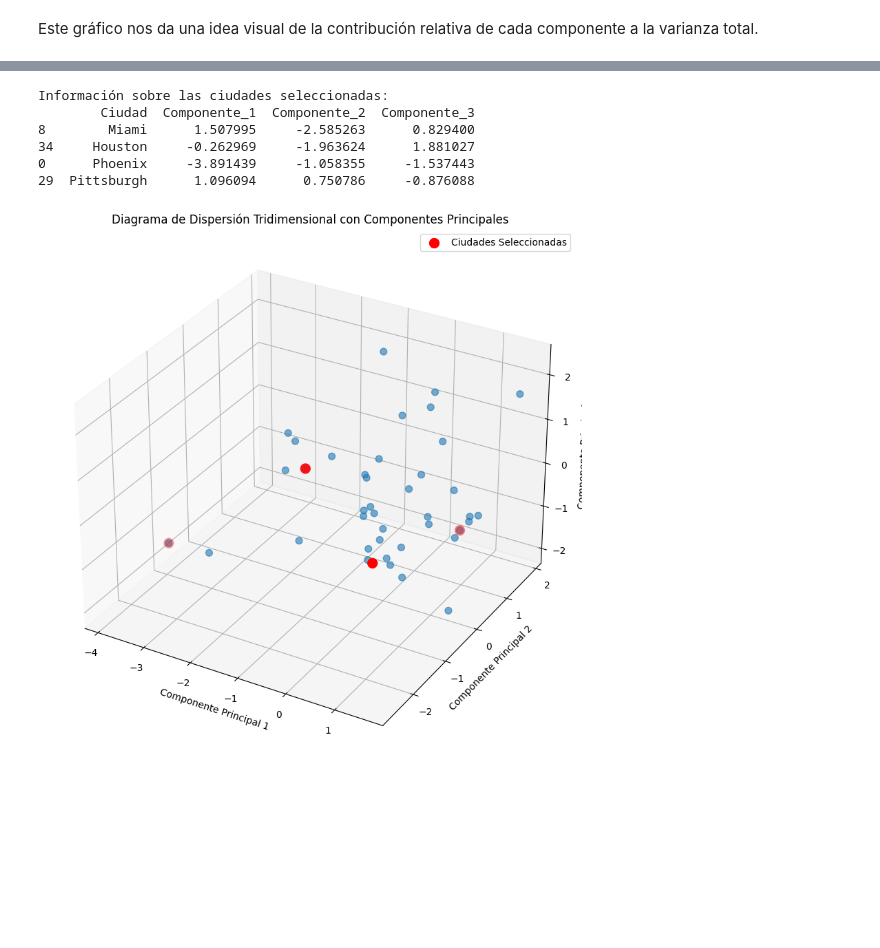
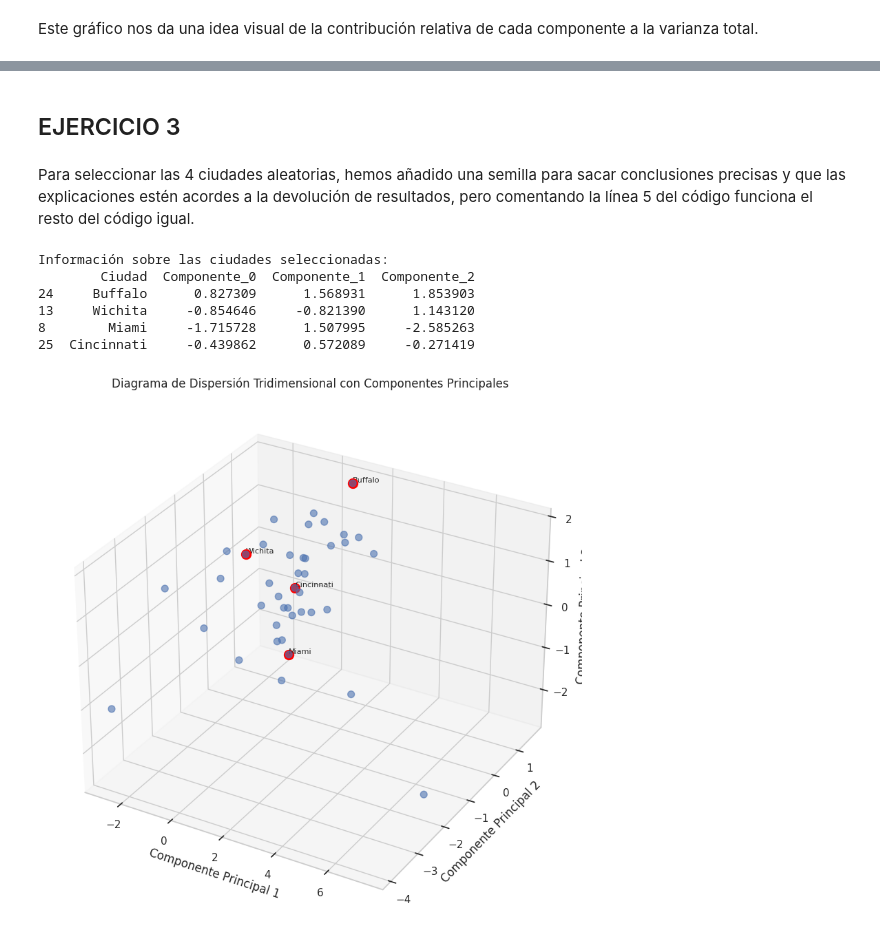
Before and after one commit to CeliaDiazSanchez/Data-Mining, a Jupyter notebook: Practica3CLAUDIA.ipynb, the cells around one changed output, grey strips where cells are left out. Saved outputs shown, nothing was run; the diff lists cells and outputs as text; code cells hidden in the pictures; blank space fills up the shorter version.

```diff
--- a/Practica3CLAUDIA.ipynb
+++ b/Practica3CLAUDIA.ipynb
@@ -116,0 +187,7 @@ print(pca_results)
+# %%
+# Proyección de los datos en el espacio de las componentes principales
+pca_data = df[columns_for_pca].dot(eigenvectors)
+
+# Añadir las componentes principales al DataFrame original
+df_pca = pd.concat([df, pca_data.add_prefix('Componente_')], axis=1)
+df_pca
@@ -197,40 +320,45 @@ df
+# %% [markdown]
+## EJERCICIO 3
+# %% [markdown]
+Para seleccionar las 4 ciudades aleatorias, hemos añadido una semilla para sacar conclusiones precisas y que las explicaciones estén acordes a la devolución de resultados, pero comentando la línea 5 del código funciona el resto del código igual.
 # %%
-# Supongamos que 'df' es tu DataFrame con las componentes principales
-# Asegúrate de tener las columnas correctas: 'Componente_1', 'Componente_2', 'Componente_3', ...
+# Fija la semilla para reproducibilidad
+np.random.seed(42)
 
 # Seleccionar 4 ciudades aleatorias
-ciudades_aleatorias = df.sample(4)
+ciudades_aleatorias = df_pca.sample(4)
 
 # Mostrar información sobre las ciudades seleccionadas
 print("Información sobre las ciudades seleccionadas:")
-print(ciudades_aleatorias[['Ciudad', 'Componente_1', 'Componente_2', 'Componente_3']])
+print(ciudades_aleatorias[['Ciudad', 'Componente_0', 'Componente_1', 'Componente_2']])
 
 # Crear una figura tridimensional
 fig = plt.figure(figsize=(12, 10))
 ax = fig.add_subplot(111, projection='3d')
 
 # Scatter plot tridimensional
-scatter = ax.scatter(df['Componente_1'], df['Componente_2'], df['Componente_3'], s=50, alpha=0.6)
+scatter = ax.scatter(df_pca['Componente_0'], df_pca['Componente_1'], df_pca['Componente_2'], s=50, alpha=0.6)
 
 # Configurar etiquetas de ejes
 ax.set_xlabel('Componente Principal 1')
 ax.set_ylabel('Componente Principal 2')
 ax.set_zlabel('Componente Principal 3')
 
 # Añadir un título
 plt.title('Diagrama de Dispersión Tridimensional con Componentes Principales')
 
-# Resaltar las ciudades seleccionadas
-ax.scatter(ciudades_aleatorias['Componente_1'], ciudades_aleatorias['Componente_2'], ciudades_aleatorias['Componente_3'], s=100, color='red', label='Ciudades Seleccionadas')
+# Resaltar las ciudades seleccionadas y agregar etiquetas
+for i, ciudad in ciudades_aleatorias.iterrows():
+    ax.scatter(ciudad['Componente_0'], ciudad['Componente_1'], ciudad['Componente_2'], s=100, color='red', label='Ciudades Seleccionadas')
+    ax.text(ciudad['Componente_0'], ciudad['Componente_1'], ciudad['Componente_2'], ciudad['Ciudad'], fontsize=8, ha='left', va='bottom')
 
 # Mostrar el gráfico
-plt.legend()
 plt.show()
 # %% [output]
 Información sobre las ciudades seleccionadas:
-        Ciudad  Componente_1  Componente_2  Componente_3
-8        Miami      1.507995     -2.585263      0.829400
-34     Houston     -0.262969     -1.963624      1.881027
-0      Phoenix     -3.891439     -1.058355     -1.537443
-29  Pittsburgh      1.096094      0.750786     -0.876088
+        Ciudad  Componente_0  Componente_1  Componente_2
+24     Buffalo      0.827309      1.568931      1.853903
+13     Wichita     -0.854646     -0.821390      1.143120
+8        Miami     -1.715728      1.507995     -2.585263
+25  Cincinnati     -0.439862      0.572089     -0.271419
-[figure, old version]
+[figure, new version]
```
Also changed, not shown: parts of 28 cells of this notebook.
